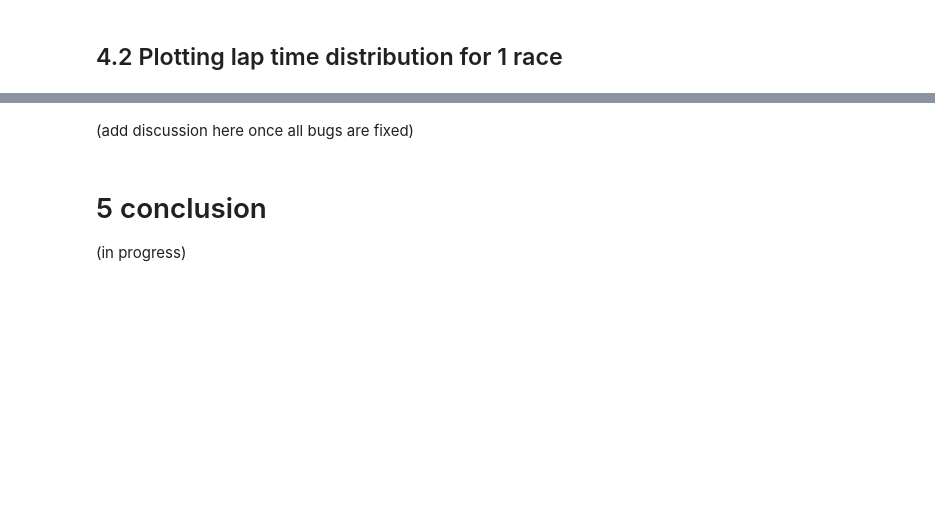
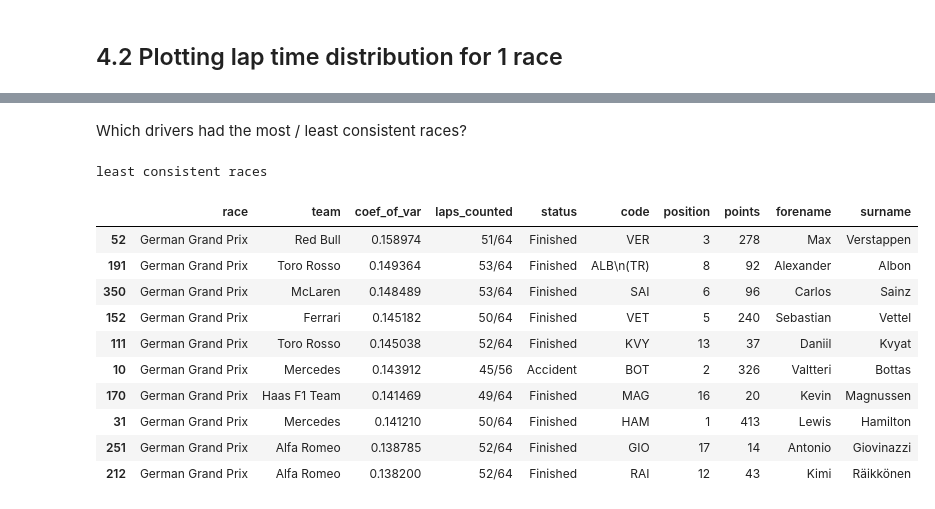
Before and after one commit to apalermo01/Formula-1-driver-consistency, a Jupyter notebook: Formula 1 statistics.ipynb, the cells around one changed output, grey strips where cells are left out. Saved outputs shown, nothing was run; the diff lists cells and outputs as text; code cells hidden in the pictures; blank space fills up the shorter version.

```diff
--- a/Formula 1 statistics.ipynb
+++ b/Formula 1 statistics.ipynb
@@ -1032,42 +1117,54 @@ def calc_variations(year=2020, plot=True, team_abbrev=team_abbrev, bw=.15):
     # Get all the races in a single season.
     races = query(races_query)['name'].to_numpy()
 
+    # races = np.delete(races, "German Grand Prix")
     # get the drivers for a given season
     drivers = query(drivers_query)['code'].to_numpy()
 
     # initialize a dataframe for the coefficients of variation in every race
-    race_data = pd.DataFrame(columns = ['race', 'driver', 'team',  'coef_of_var'])
+    race_data = pd.DataFrame(columns = ['race', 'team',  'coef_of_var', 'laps_counted', 'status'])
 
     # get the final season standings
     season_results = get_season_finishing_order(year)
 
     # loop through each race and calculate the coefficient of variation for each driver
     for race in races:
+
+
         try:
-            race_dist = get_race_distribution(race, year)
+            race_dist = filter_race(get_race_distribution(race, year), info=False)
         except Exception as e:
             print(f"no data for {race}")
             print(str(e))
 
         num_laps = max(race_dist['lap'].values)
+        num_finishers = len(race_dist['code'].unique())
+
+        #print(f"race: {race}; num_laps: {num_laps}; num_finishers: {num_finishers}")
 
         # loop through each driver
-        for driver in drivers:
-            laps = race_dist['lap_time'][race_dist['code']==driver].values
+        for driver in race_dist['code'].unique():
+            lap_times = race_dist['lap_time'][race_dist['code'] == driver].values
+            laps = race_dist['lap'][race_dist['code'] == driver].values
 
-            # filter drivers that completed less than 75% of the race distance
-            if len(laps) < 0.75 * num_laps:
-                continue
+            # Calculate average and standard deviation.
+            avg  = np.nanmean(lap_times)
+            sd   = np.nanstd(lap_times)
 
-            # get average, standard deviation, and team
-            avg  = np.nanmean(laps)
-            sd   = np.nanstd(laps)
+            # Get other needed metrics
             team = race_dist['team'][race_dist['code'] == driver].values[0]
+            status = race_dist['status'][race_dist['code'] == driver].values[0]
+            max_lap = str(max(laps))
 
+            laps_counted = str(len(laps)) + "/" + str(max(laps))
+            #print(f"driver: {driver}, laps completed: {len(laps)}")
             # append to dataframe
+
             race_data = race_data.append({'race'       : race,
                                           'code'       : driver,
                                           'team'       : team,
+                                          'status'     : status,
+                                          'laps_counted': laps_counted,
                                           'coef_of_var': sd/avg},
                                            ignore_index=True)
 
@@ -1086,7 +1183,7 @@ def calc_variations(year=2020, plot=True, team_abbrev=team_abbrev, bw=.15):
      # make box plots, order by drivers standings
     fig, ax = plt.subplots(nrows=2, figsize=[8,8])
 
-    plt.subplots_adjust(hspace=0.5)
+    plt.subplots_adjust(hspace=0.7)
     sns.violinplot(data=df,
                    x='code',
                    y='coef_of_var',
@@ -1098,7 +1195,7 @@ def calc_variations(year=2020, plot=True, team_abbrev=team_abbrev, bw=.15):
                    order=df.sort_values(by='points', ascending=False)['code'].unique()
                    )
 
-    ax[0].set_title(f"\nCoefficient of variation distributions for the {year} season, ordered by driver standings\n",
+    ax[0].set_title(f"\nCoefficient of variation distributions for the {year} season\nordered by driver standings\n",
                     fontsize=LARGE_FONT)
 
 
@@ -1106,7 +1203,7 @@ def calc_variations(year=2020, plot=True, team_abbrev=team_abbrev, bw=.15):
     order_var = pd.DataFrame(columns = ['code', 'avg_coef_of_var'])
 
     for driver in df['code'].unique():
-        avg_var = np.nanmean(df['coef_of_var'][df['driver']==driver])
+        avg_var = np.nanmean(df['coef_of_var'][df['code']==driver])
         order_var = order_var.append({'code': driver, 'avg_coef_of_var': avg_var}, ignore_index=True)
 
     sns.violinplot(data=df,
@@ -1120,7 +1217,7 @@ def calc_variations(year=2020, plot=True, team_abbrev=team_abbrev, bw=.15):
                 order=order_var.sort_values(by='avg_coef_of_var')['code'].to_numpy()
                )
 
-    ax[1].set_title(f"\nCoefficient of variation distributions for the {year} season, ordered by lowest average variation\n",
+    ax[1].set_title(f"\nCoefficient of variation distributions for the {year} season\nordered by lowest average variation\n",
                     fontsize = LARGE_FONT)
 
     # format axes
@@ -1132,12 +1229,24 @@ def calc_variations(year=2020, plot=True, team_abbrev=team_abbrev, bw=.15):
         ax[i].legend(bbox_to_anchor=(1,1), loc = 'upper left', ncol=1, fontsize=MED_FONT)
     return df, season_results, race_data, [ax[0], ax[1]]
 # %%
-df, season_results, race_data, axes = calc_variations(year=2019, plot=True)
+cons_df, season_results, race_data, axes = calc_variations(year=2019, plot=True);
 # %% [output]
 [drawing not drawn]
-# %% [markdown]
-(add discussion here once all bugs are fixed)
-# %% [markdown]
-# 5 conclusion
-
-(in progress)
+# %% [markdown]
+Which drivers had the most / least consistent races?
+# %%
+print("least consistent races")
+cons_df.sort_values(by='coef_of_var', ascending=False).head(10)
+# %% [output]
+least consistent races
+|  | race | team | coef_of_var | laps_counted | status | code | position | points | forename | surname |
+| 52 | German Grand Prix | Red Bull | 0.158974 | 51/64 | Finished | VER | 3 | 278 | Max | Verstappen |
+| 191 | German Grand Prix | Toro Rosso | 0.149364 | 53/64 | Finished | ALB\n(TR) | 8 | 92 | Alexander | Albon |
+| 350 | German Grand Prix | McLaren | 0.148489 | 53/64 | Finished | SAI | 6 | 96 | Carlos | Sainz |
+| 152 | German Grand Prix | Ferrari | 0.145182 | 50/64 | Finished | VET | 5 | 240 | Sebastian | Vettel |
+| 111 | German Grand Prix | Toro Rosso | 0.145038 | 52/64 | Finished | KVY | 13 | 37 | Daniil | Kvyat |
+| 10 | German Grand Prix | Mercedes | 0.143912 | 45/56 | Accident | BOT | 2 | 326 | Valtteri | Bottas |
+| 170 | German Grand Prix | Haas F1 Team | 0.141469 | 49/64 | Finished | MAG | 16 | 20 | Kevin | Magnussen |
+| 31 | German Grand Prix | Mercedes | 0.141210 | 50/64 | Finished | HAM | 1 | 413 | Lewis | Hamilton |
+| 251 | German Grand Prix | Alfa Romeo | 0.138785 | 52/64 | Finished | GIO | 17 | 14 | Antonio | Giovinazzi |
+| 212 | German Grand Prix | Alfa Romeo | 0.138200 | 52/64 | Finished | RAI | 12 | 43 | Kimi | Räikkönen |
```
Also changed, not shown: parts of 43 cells of this notebook.
